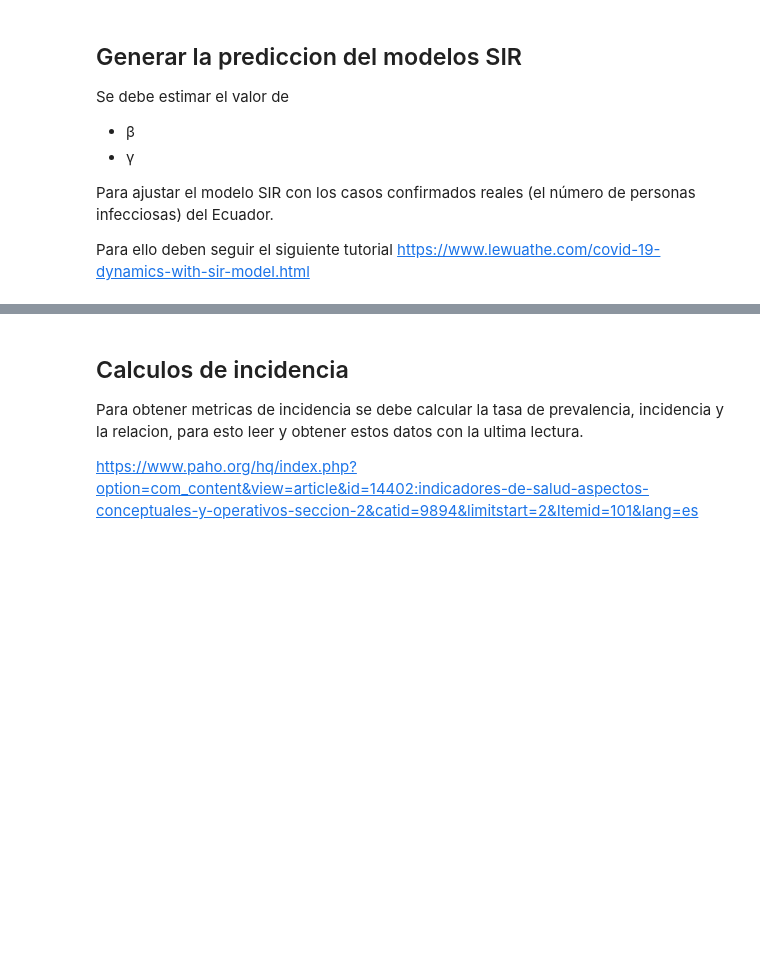
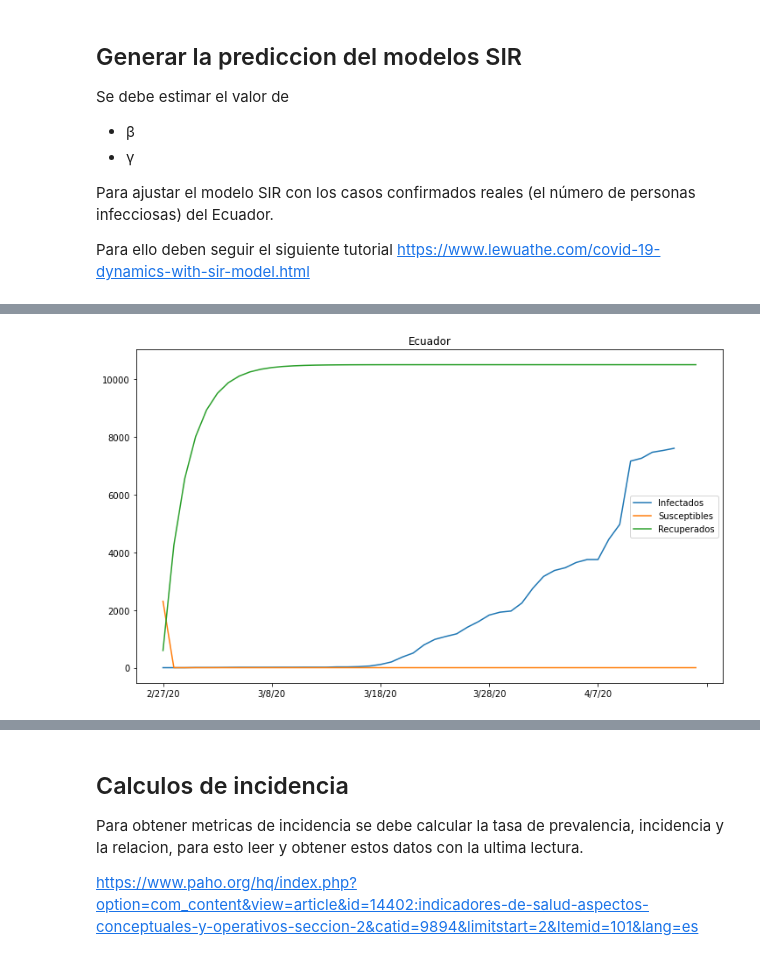
Before and after one commit to lulu16/simulacion-p1, a Jupyter notebook: SImulacionSIP.ipynb, the cells around one changed output, grey strips where cells are left out. Drawn from its saved outputs; the diff is of its cells as text; code cells hidden in the pictures; blank space fills up the shorter version.

```diff
--- a/SImulacionSIP.ipynb
+++ b/SImulacionSIP.ipynb
@@ -106,7 +111,0 @@ from scipy.optimize import curve_fit
-# %%
-url = ('total_cases_confirmed_recovered.csv')
-df = pd.read_csv(url, sep=';')
-
-FMT='%d/%m/%Y'
-date=df['date']
-df['date']=date.map(lambda x : (datetime.strptime(x, FMT)- datetime.strptime("31/12/2019", FMT)).days)
@@ -214,0 +112,72 @@ plt.show()
+# %%
+class Learner(object):
+    def __init__(self, country, loss, start_date, predict_range,s_0, i_0, r_0):
+        self.country = country
+        self.loss = loss
+        self.start_date = start_date
+        self.predict_range = predict_range
+        self.s_0 = s_0
+        self.i_0 = i_0
+        self.r_0 = r_0
+        self.Beta = 0
+        self.Gamma = 0
+
+    def load_confirmed(self, country):
+        df = pd.read_csv('https://raw.githubusercontent.com/CSSEGISandData/COVID-19/master/csse_covid_19_data/csse_covid_19_time_series/time_series_covid19_confirmed_global.csv')
+        country_df = df[df['Country/Region'] == country]
+        return country_df.iloc[0].loc[self.start_date:]
+
+    def extend_index(self, index, new_size):
+        values = index.values
+        current = datetime.strptime(index[-1], '%m/%d/%y')
+        while len(values) < new_size:
+            current = current + timedelta(days=1)
+            values = np.append(values, datetime.strftime(current, '%m/%d/%y'))
+        return values
+
+    def predict(self, beta, gamma, data, country, s_0, i_0, r_0):
+        new_index = self.extend_index(data.index, self.predict_range)
+        size = len(new_index)
+        def SIR(t, y):
+            S = y[0]
+            I = y[1]
+            R = y[2]
+            return [-beta*S*I, beta*S*I-gamma*I, gamma*I]
+        extended_actual = np.concatenate((data.values, [None] * (size - len(data.values))))
+        return new_index, extended_actual, solve_ivp(SIR, [0, size], [s_0,i_0,r_0], t_eval=np.arange(0, size, 1))
+
+    def train(self):
+        data = (self.load_confirmed(self.country))
+        self.i0=data[-1]
+        optimal = minimize(loss, [0.001, 0.001], args=(data, self.s_0, self.i_0, self.r_0), method='L-BFGS-B', bounds=[(0.00000001, 0.62), (0.00000001, 0.46)])
+        beta, gamma = optimal.x
+        self.Beta, self.Gamma = optimal.x
+        new_index, extended_actual, prediction = self.predict(beta, gamma, data, self.country, self.s_0, self.i_0, self.r_0)
+        df = pd.DataFrame({'Infectados': extended_actual, 'Susceptibles': prediction.y[0], 'Recuperados': prediction.y[2]}, index=new_index)
+        fig, ax = plt.subplots(figsize=(12, 7))
+        ax.set_title(self.country)
+        df.plot(ax=ax)
+        print(f"\n beta={beta:.8f}, gamma={gamma:.8f}, R0:{(beta/gamma):.8f}")
+
+contadiadosA = pd.read_csv('https://raw.githubusercontent.com/CSSEGISandData/COVID-19/master/csse_covid_19_data/csse_covid_19_time_series/time_series_covid19_confirmed_global.csv')
+contadiadosA = contadiadosA[contadiadosA['Country/Region'] == 'Ecuador'].iloc[0].loc[:]
+
+def loss(point, data, s_0, i_0, r_0):
+    size = len(data)
+    beta, gamma = point
+    def SIR(t, y):
+        S = y[0]
+        I = y[1]
+        R = y[2]
+        return [-beta*S*I, beta*S*I-gamma*I, gamma*I]
+    solution = solve_ivp(SIR, [0, size], [s_0,i_0,r_0], t_eval=np.arange(0, size, 1), vectorized=True)
+    return np.sqrt(np.mean((solution.y[1] - data)**2))
+
+N=10500
+i0=contadiadosA[-1]
+r0=597
+s0=N - i0 - r0
+print('S0:',s0,'\tI0:',i0,'\tR0:',r0)
+learner = Learner('Ecuador', loss, '2/27/20', 50, s0, i0, r0)
+learner.train()
+# %% [output]
@@ -214,0 +187 @@ plt.show()
+[figure, added]
```
Also changed, not shown: parts of 10 cells of this notebook, 2 other files.
